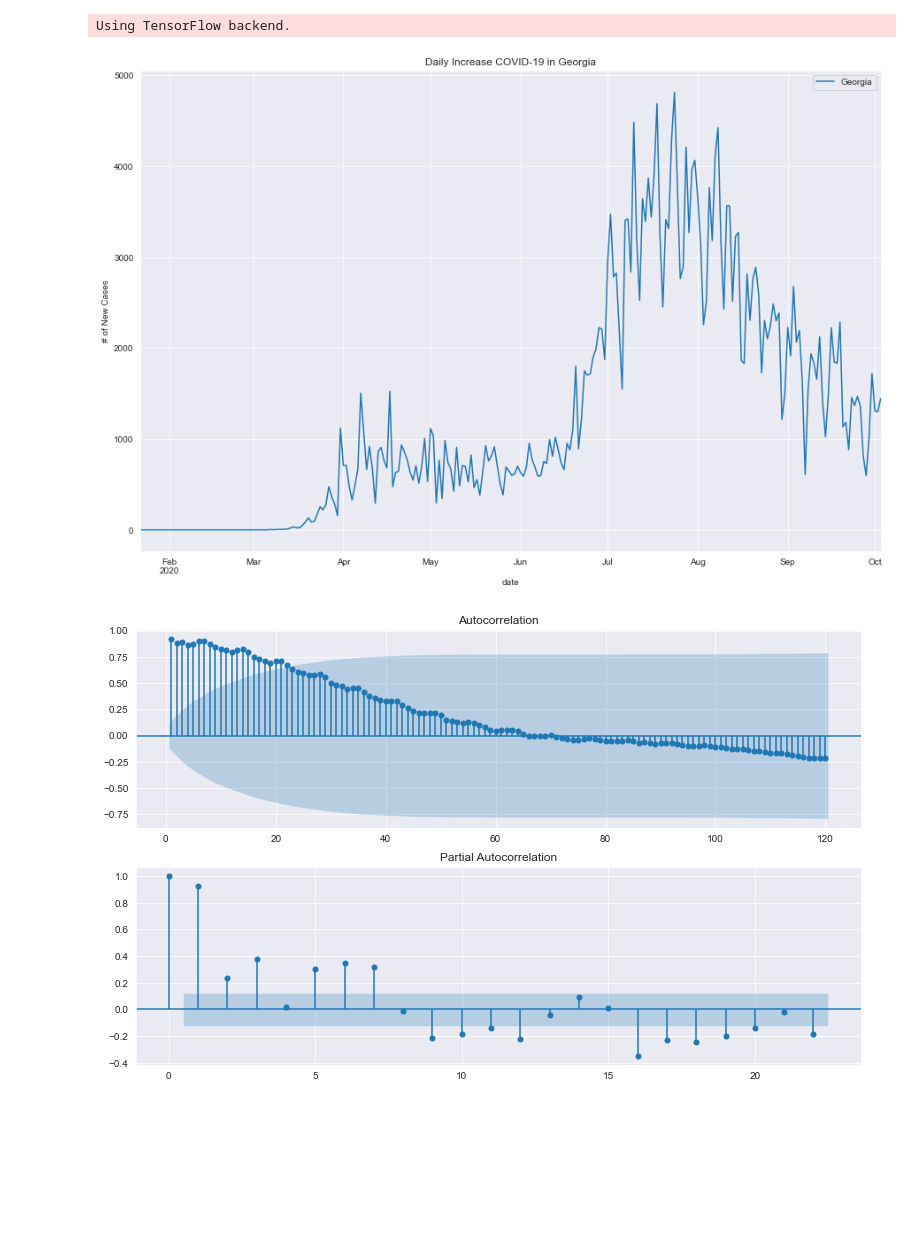
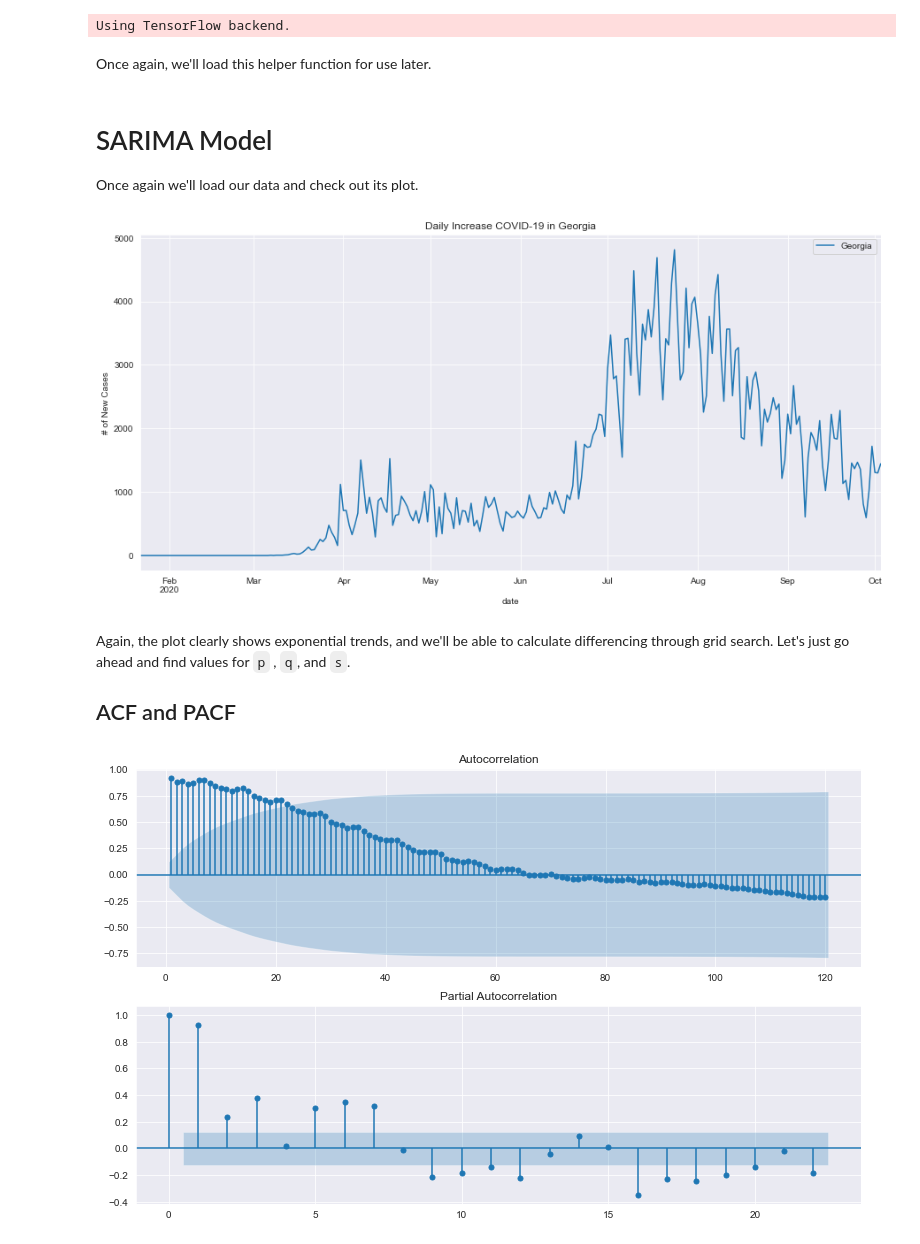
Before and after one commit to bmauss/COVID_Forecast, a Jupyter notebook: Georgia.ipynb, the cells around one changed output. Drawn from its saved outputs; the diff is of its cells as text; code cells hidden in the pictures; blank space fills up the shorter version.

```diff
--- a/Georgia.ipynb
+++ b/Georgia.ipynb
@@ -38,5 +45,7 @@ from helper_functions import train_RMSE
 # %% [output]
 Using TensorFlow backend.
+# %% [markdown]
+Once again, we'll load this helper function for use later.
 # %%
 # Instantiate scaler
 scaler = MinMaxScaler(feature_range=(0, 1))
@@ -84,32 +81,40 @@ def preprocess_data(df, column):
     train, val, test = df[0:train_stop,:], df[train_stop:val_stop,:], df[val_stop:,:]
 
     return train, val, test
+# %% [markdown]
+# SARIMA Model
+
+Once again we'll load our data and check out its plot.
 # %%
 df = pd.read_csv('national_positive_increase.csv')
 
 df = pd.read_csv('national_positive_increase.csv')
 
 # Rename 'Unnamed' to 'date'
 df = df.rename(columns={'Unnamed: 0' : 'date'})
 
 # Changing 'date' to date-time
 df['date'] = pd.to_datetime(df['date'])
 
 # Set to index
 df = df.set_index('date')
 
 df = df.asfreq('D')
 
 # Georgia
 ga = df['GA_positiveIncrease']
-ga.plot(figsize=(15, 10), label='Georgia')
+ga.plot(figsize=(15, 7), label='Georgia')
 
 plt.ylabel('# of New Cases')
 plt.title('Daily Increase COVID-19 in Georgia')
 plt.legend()
 plt.show();
 # %% [output]
-[figure, old version]
+[figure, new version]
+# %% [markdown]
+Again, the plot clearly shows exponential trends, and we'll be able to calculate differencing through grid search. Let's just go ahead and find values for `p` , `q`, and `s`.
+
+## ACF and PACF
 # %%
 acf_pacf(ga)
 # %% [output]
```
Also changed, not shown: parts of 28 cells of this notebook, 5 other files.
